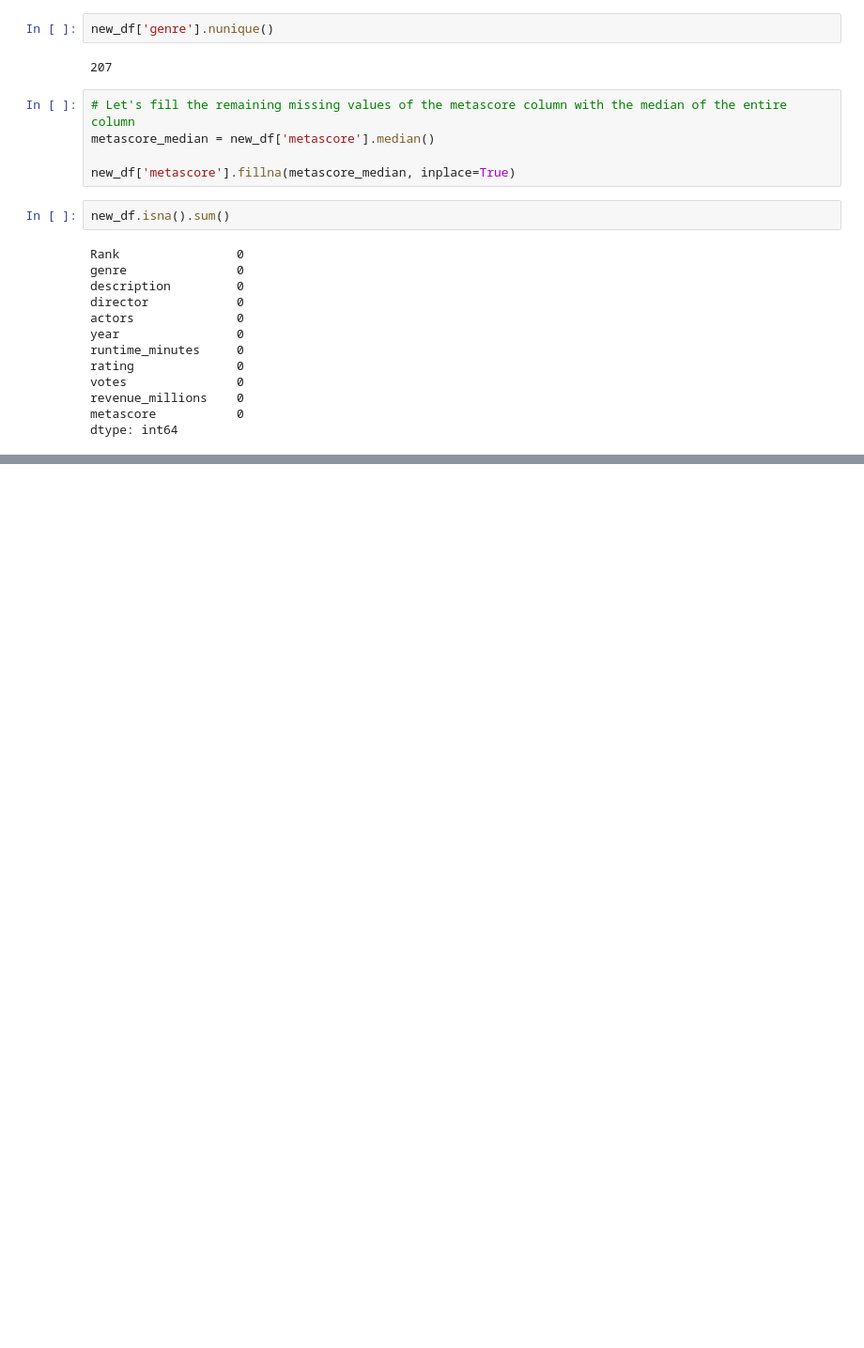
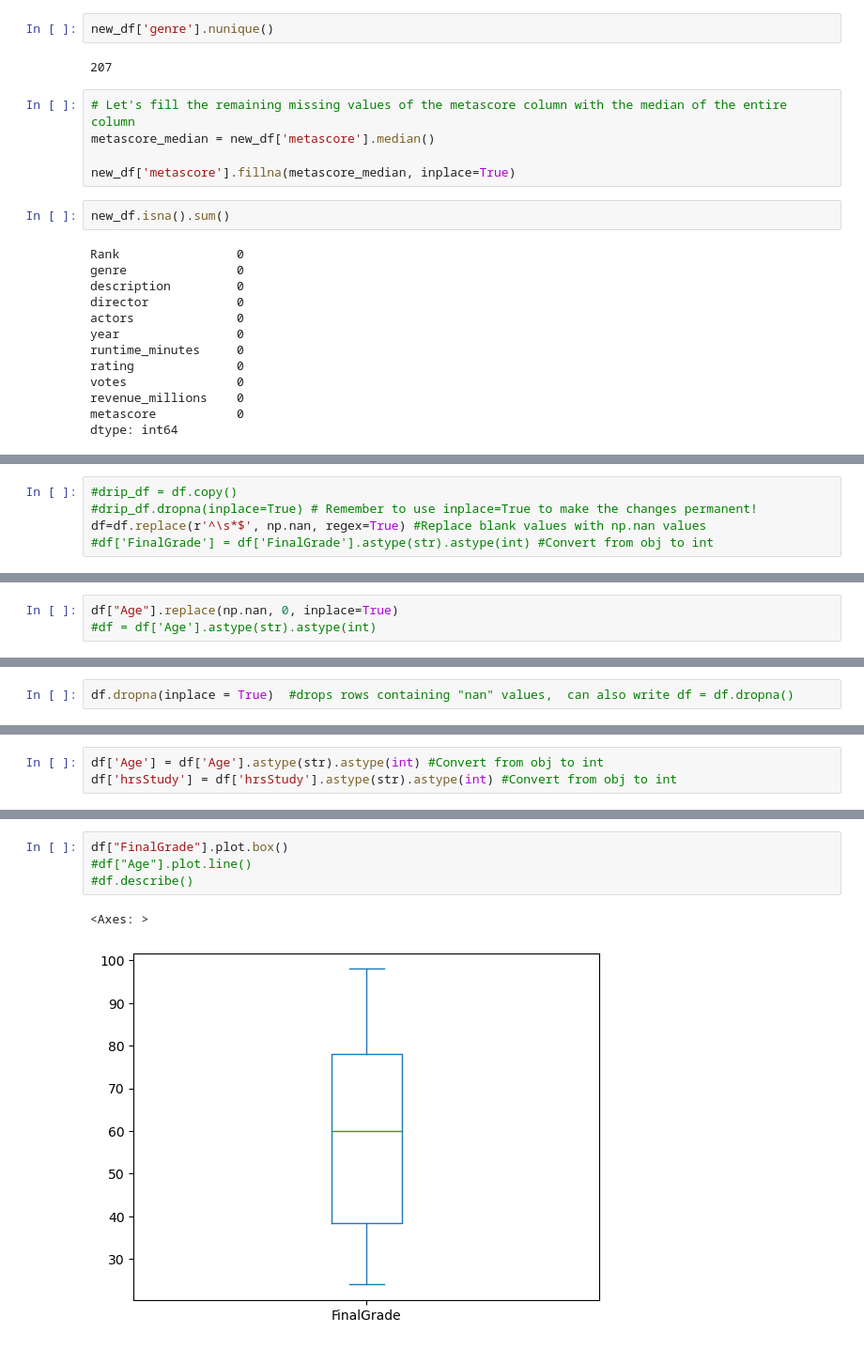
Before and after one commit to JohnD722/DAVE3625-24H-1, a Jupyter notebook: Lab1/Pandas.ipynb, the cells around one changed output, grey strips where cells are left out. Shown at 94% size. Cells and saved outputs as stored; diff of their text form; blank space fills up the shorter version.

```diff
--- a/Lab1/Pandas.ipynb
+++ b/Lab1/Pandas.ipynb
@@ -896,0 +957,5 @@ dtype: int64
+# %%
+#drip_df = df.copy()
+#drip_df.dropna(inplace=True) # Remember to use inplace=True to make the changes permanent!
+df=df.replace(r'^\s*$', np.nan, regex=True) #Replace blank values with np.nan values
+#df['FinalGrade'] = df['FinalGrade'].astype(str).astype(int) #Convert from obj to int
@@ -896,0 +988,3 @@ dtype: int64
+# %%
+df["Age"].replace(np.nan, 0, inplace=True)
+#df = df['Age'].astype(str).astype(int)
@@ -896,0 +1013,2 @@ dtype: int64
+# %%
+df.dropna(inplace = True)  #drops rows containing "nan" values,  can also write df = df.dropna()
@@ -896,0 +1038,3 @@ dtype: int64
+# %%
+df['Age'] = df['Age'].astype(str).astype(int) #Convert from obj to int
+df['hrsStudy'] = df['hrsStudy'].astype(str).astype(int) #Convert from obj to int
@@ -896,0 +1057,7 @@ dtype: int64
+# %%
+df["FinalGrade"].plot.box()
+#df["Age"].plot.line()
+#df.describe()
+# %% [output]
+<Axes: >
+[figure, added]
```
Also changed, not shown: parts of 19 cells of this notebook.
